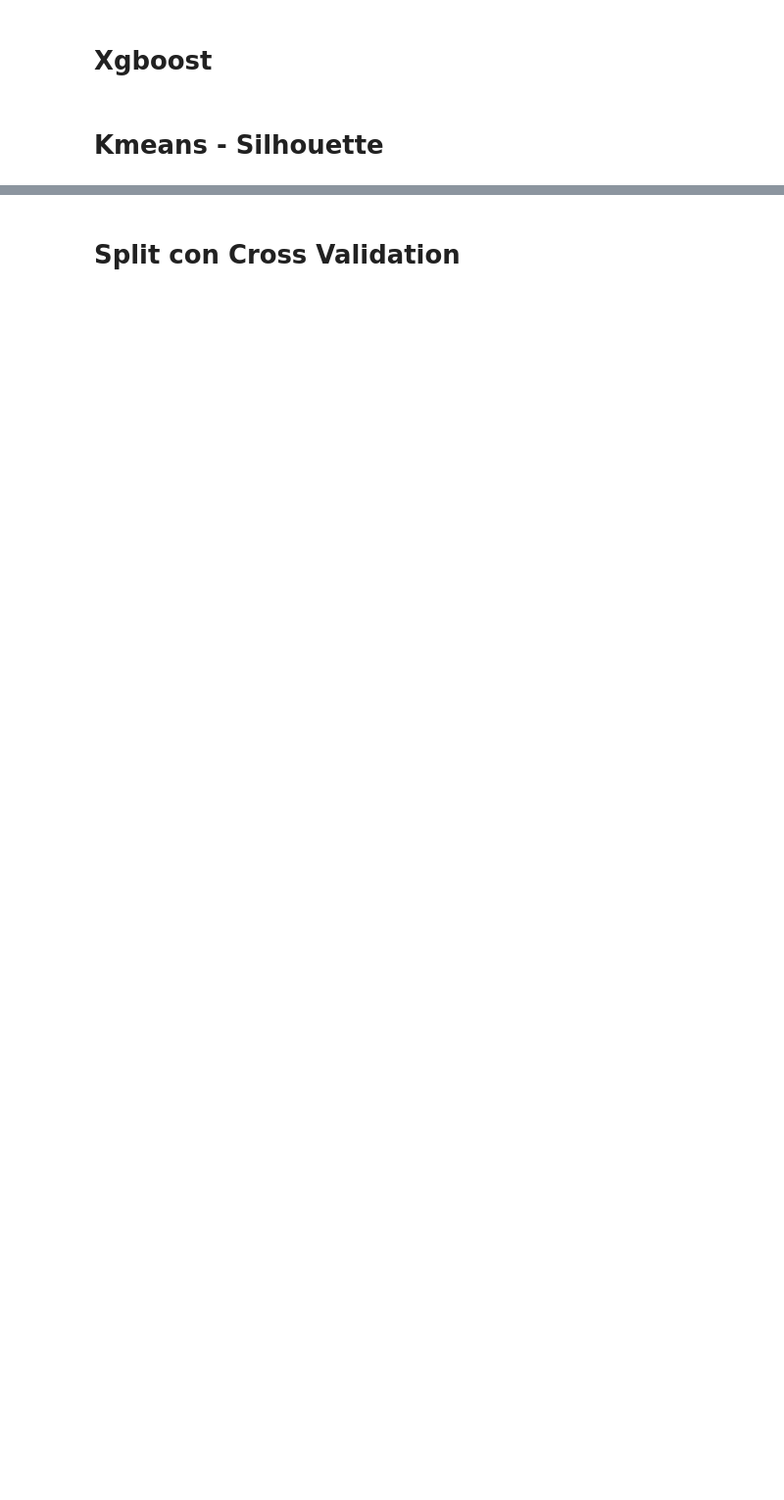
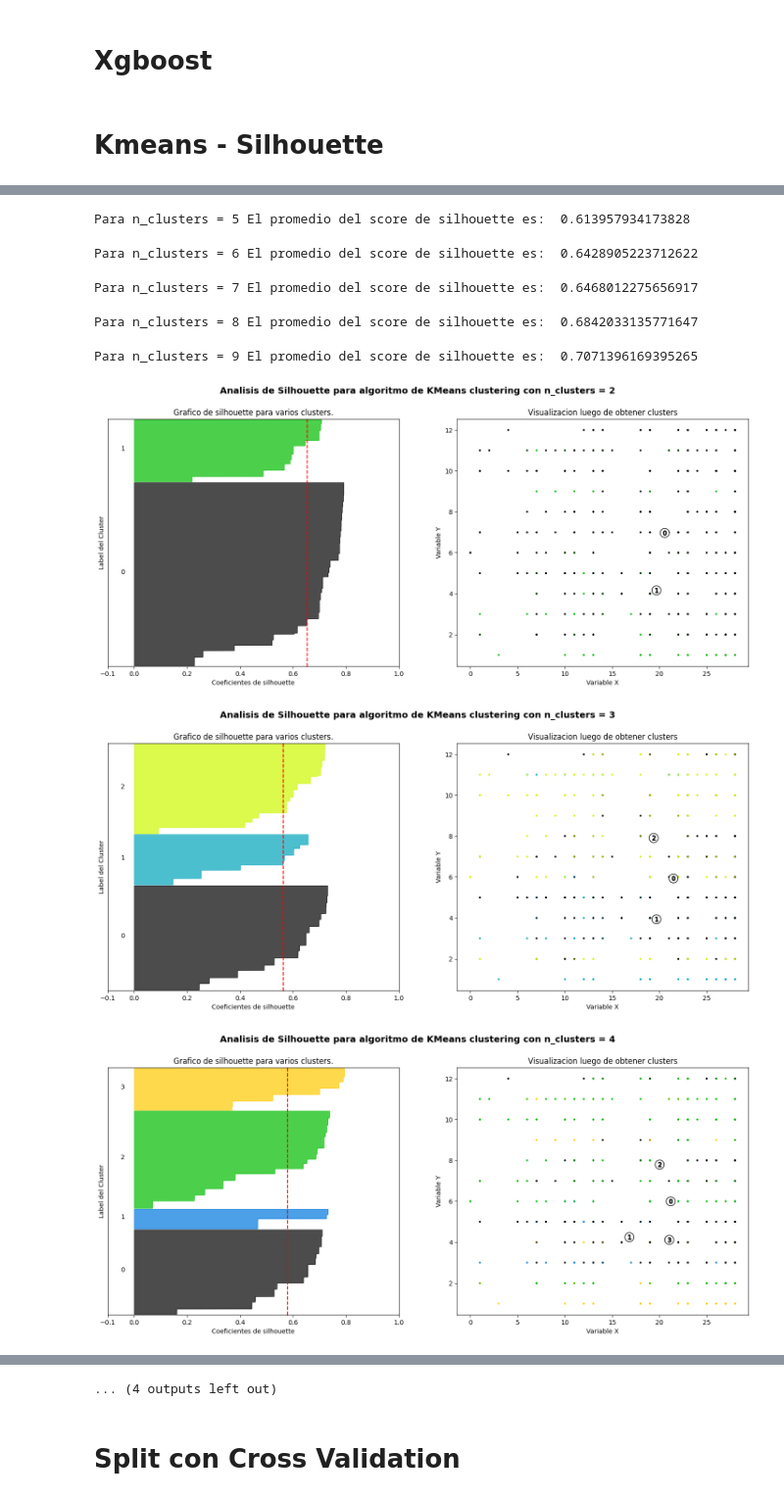
Before and after one commit to raulanegro/Chouse, a Jupyter notebook: Notebook_Final_Raul_Negro_version3_2.ipynb, the cells around one changed output, grey strips where cells are left out. Shown at 98% size. Drawn from its saved outputs; the diff is of its cells as text; code cells hidden in the pictures; blank space fills up the shorter version.

```diff
--- a/Notebook_Final_Raul_Negro_version3_2.ipynb
+++ b/Notebook_Final_Raul_Negro_version3_2.ipynb
@@ -827,6 +1017,8 @@ DF_Resultados.loc[len(DF_Resultados)] = ["Xgboost", mse, mae, r2, sesgo, varianz
 # %%
 from sklearn.cluster import KMeans
 from sklearn.metrics import silhouette_score, silhouette_samples
+
+X= df_nuevo_1
 
 for n_clusters in range(2, 10):
     # Crear un subplot de 1 fila y 2 columnas
@@ -839,7 +1031,8 @@ for n_clusters in range(2, 10):
     # y el grafico de la nube de puntos
     ax1.set_ylim([0, len(X) + (n_clusters + 1) * 10])
     # Iniciamos el proceso de ajuste a los datos
-    clusterer = KMeans(n_clusters=n_clusters,n_init='auto' ,max_iter=1000, random_state=10)
+    clusterer = KMeans(n_clusters=n_clusters,max_iter=1000, random_state=10)
+    #clusterer = KMeans(n_clusters=n_clusters,n_init='auto' ,max_iter=1000, random_state=10)
     cluster_labels = clusterer.fit_predict(X)
     # El score de silhouette_score da el promedio de todos los valores
     silhouette_avg = silhouette_score(X, cluster_labels)
@@ -872,7 +1065,9 @@ for n_clusters in range(2, 10):
 
     # 2 grafica mostrando los clusters formados
     colors = cm.nipy_spectral(cluster_labels.astype(float) / n_clusters) # definir colores
-    ax2.scatter(X[:, 0], X[:, 1], marker='.', s=30, lw=0, alpha=0.7,c=colors, edgecolor='k') # scatterplot
+    #ax2.scatter(X[:, 0], X[:, 1], marker='.', s=30, lw=0, alpha=0.7,c=colors, edgecolor='k') # scatterplot
+    ax2.scatter(df_nuevo_1.iloc[:, 0], df_nuevo_1.iloc[:, 1], marker='.', s=30, lw=0, alpha=0.7, c=colors, edgecolor='k') # scatterplot
+
     # Etiquetar a los clusters
     centers = clusterer.cluster_centers_
     # Dibujar en color blanco los centroides de los clusters
@@ -890,3 +1085,4 @@ for n_clusters in range(2, 10):
                  fontsize=14, fontweight='bold')
 
 plt.show()
+# %% [output]
@@ -892,0 +1092,8 @@ plt.show()
+Para n_clusters = 5 El promedio del score de silhouette es:  0.613957934173828
+Para n_clusters = 6 El promedio del score de silhouette es:  0.6428905223712622
+Para n_clusters = 7 El promedio del score de silhouette es:  0.6468012275656917
+Para n_clusters = 8 El promedio del score de silhouette es:  0.6842033135771647
+Para n_clusters = 9 El promedio del score de silhouette es:  0.7071396169395265
+[figure, added]
+[figure, added]
+[figure, added]
@@ -893,3 +1101,4 @@ plt.show()
+... (4 outputs left out)
 # %% [markdown]
 # Split con Cross Validation
 # %%
```
Also changed, not shown: parts of 43 cells of this notebook.
